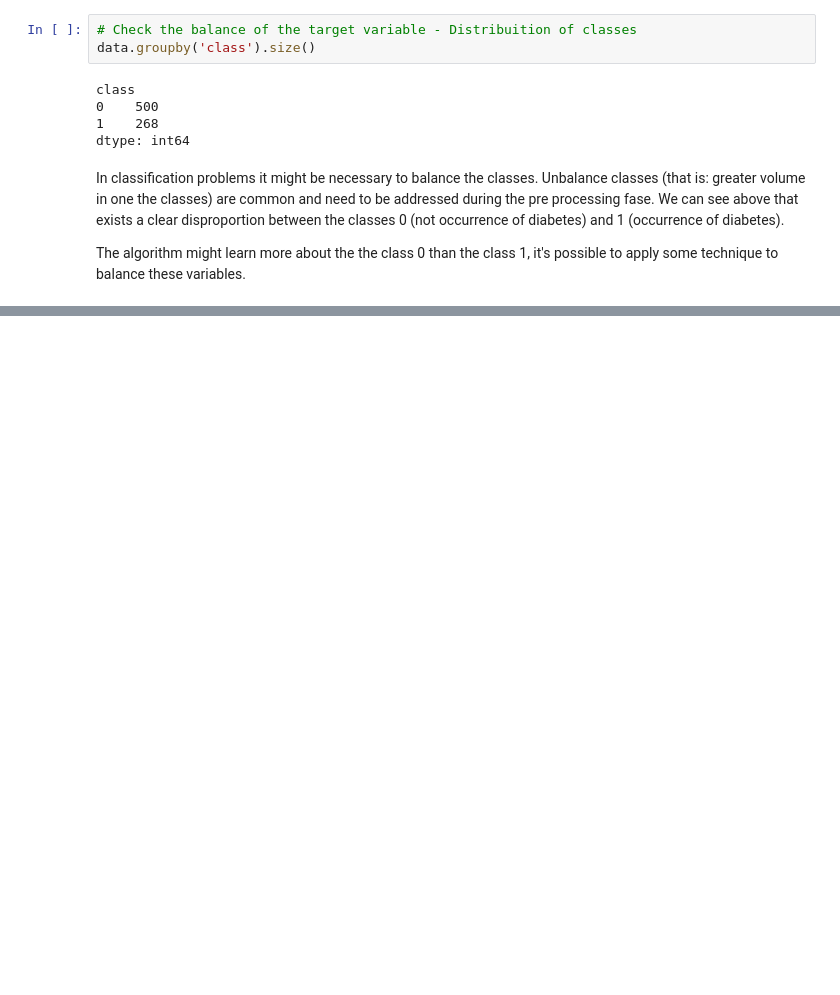
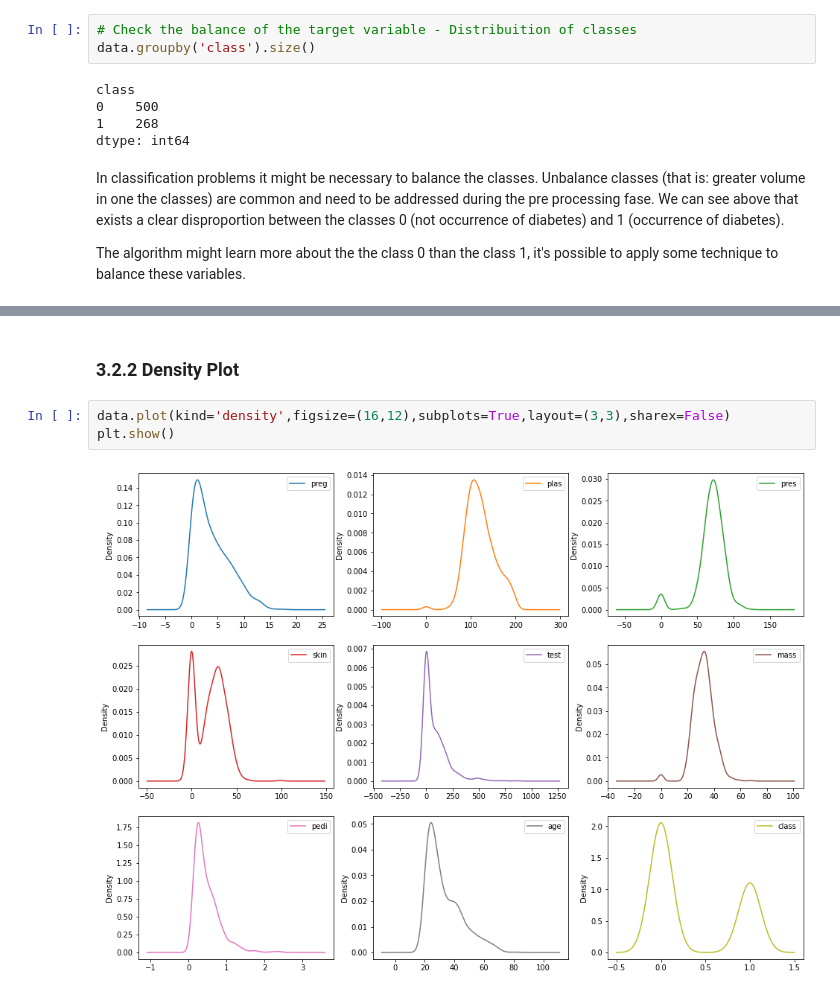
Before and after one commit to ralsouza/machine_learning_python, a Jupyter notebook: notebooks/02_machine_learning.ipynb, the cells around one changed output, grey strips where cells are left out. Drawn from its saved outputs; the diff is of its cells as text; blank space fills up the shorter version.

```diff
--- a/notebooks/02_machine_learning.ipynb
+++ b/notebooks/02_machine_learning.ipynb
@@ -141,0 +196,7 @@ The algorithm might learn more about the the class 0 than the class 1, it's poss
+# %% [markdown]
+### 3.2.2 Density Plot
+# %%
+data.plot(kind='density',figsize=(16,12),subplots=True,layout=(3,3),sharex=False)
+plt.show()
+# %% [output]
+[figure, added]
```
Also changed, not shown: parts of 28 cells of this notebook.
